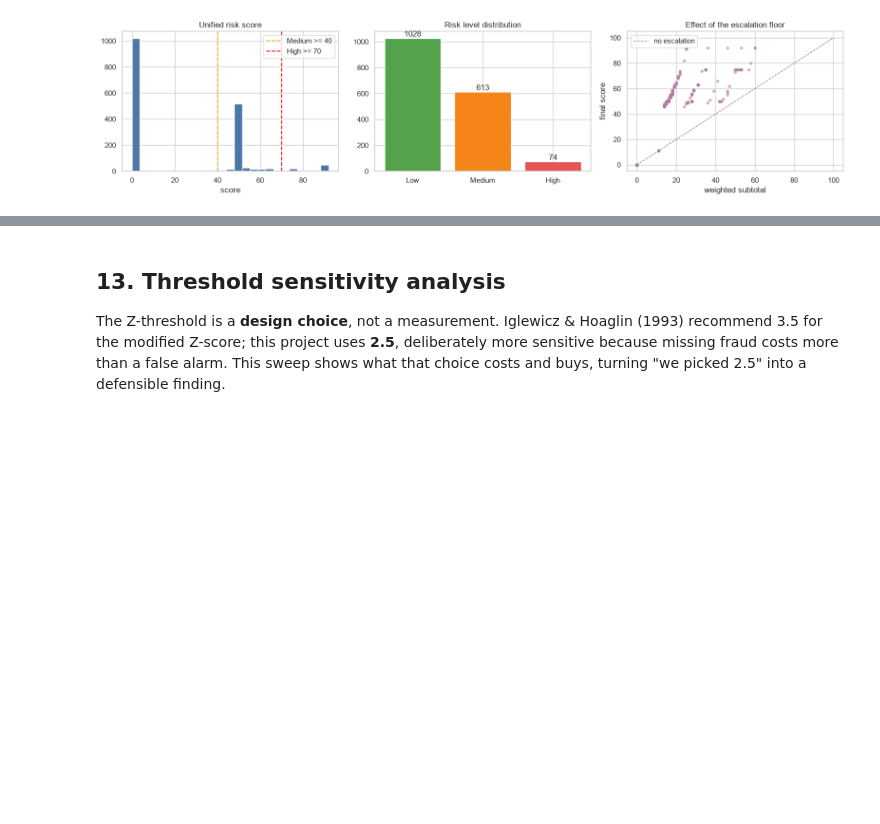
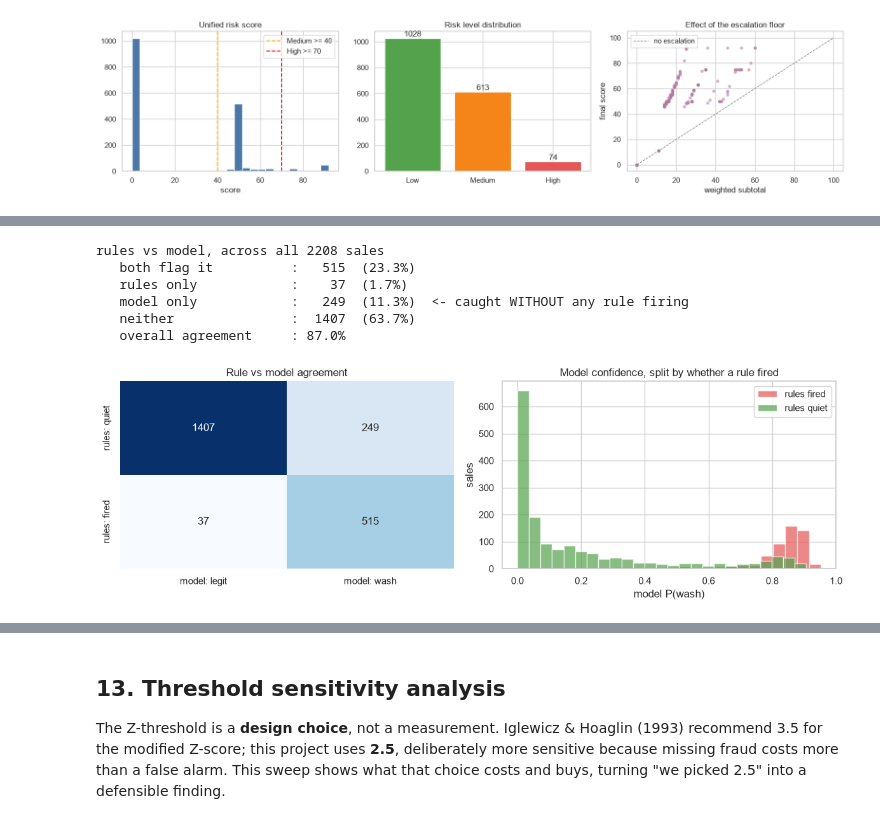
Before and after one commit to junkoid2203/FYP-Project---NFTGuard-Latest-, a Jupyter notebook: ml/nftguard_analysis.ipynb, the cells around one changed output, grey strips where cells are left out. Saved outputs shown, nothing was run; the diff lists cells and outputs as text; code cells hidden in the pictures; blank space fills up the shorter version.

```diff
--- a/ml/nftguard_analysis.ipynb
+++ b/ml/nftguard_analysis.ipynb
@@ -475,0 +523,37 @@ plt.tight_layout(); plt.show()
+# %%
+# model prediction for EVERY sale, then compare with the rules
+df["ml_pred"]  = best.predict(df[FEATURES])
+df["ml_proba"] = best.predict_proba(df[FEATURES])[:, 1]
+rule_any = flags.any(axis=1)
+
+agree_both   = int(( rule_any &  (df["ml_pred"] == 1)).sum())
+rules_only   = int(( rule_any &  (df["ml_pred"] == 0)).sum())
+model_only   = int((~rule_any &  (df["ml_pred"] == 1)).sum())
+neither      = int((~rule_any &  (df["ml_pred"] == 0)).sum())
+tot = len(df)
+print("rules vs model, across all %d sales" % tot)
+print("   both flag it          : %5d  (%.1f%%)" % (agree_both, 100*agree_both/tot))
+print("   rules only            : %5d  (%.1f%%)" % (rules_only, 100*rules_only/tot))
+print("   model only            : %5d  (%.1f%%)  <- caught WITHOUT any rule firing" % (model_only, 100*model_only/tot))
+print("   neither               : %5d  (%.1f%%)" % (neither, 100*neither/tot))
+print("   overall agreement     : %.1f%%" % (100*(agree_both+neither)/tot))
+
+fig, ax = plt.subplots(1, 2, figsize=(12, 4))
+sns.heatmap([[neither, model_only], [rules_only, agree_both]], annot=True, fmt="d",
+            cmap="Blues", cbar=False, ax=ax[0],
+            xticklabels=["model: legit", "model: wash"],
+            yticklabels=["rules: quiet", "rules: fired"])
+ax[0].set_title("Rule vs model agreement")
+ax[1].hist(df.loc[rule_any, "ml_proba"], bins=25, alpha=.7, label="rules fired", color="#E45756")
+ax[1].hist(df.loc[~rule_any, "ml_proba"], bins=25, alpha=.7, label="rules quiet", color="#54A24B")
+ax[1].set_xlabel("model P(wash)"); ax[1].set_ylabel("sales"); ax[1].legend()
+ax[1].set_title("Model confidence, split by whether a rule fired")
+plt.tight_layout(); plt.show()
+# %% [output]
+rules vs model, across all 2208 sales
+   both flag it          :   515  (23.3%)
+   rules only            :    37  (1.7%)
+   model only            :   249  (11.3%)  <- caught WITHOUT any rule firing
+   neither               :  1407  (63.7%)
+   overall agreement     : 87.0%
+[figure, added]
```
Also changed, not shown: parts of 4 cells of this notebook, 4 other files.
